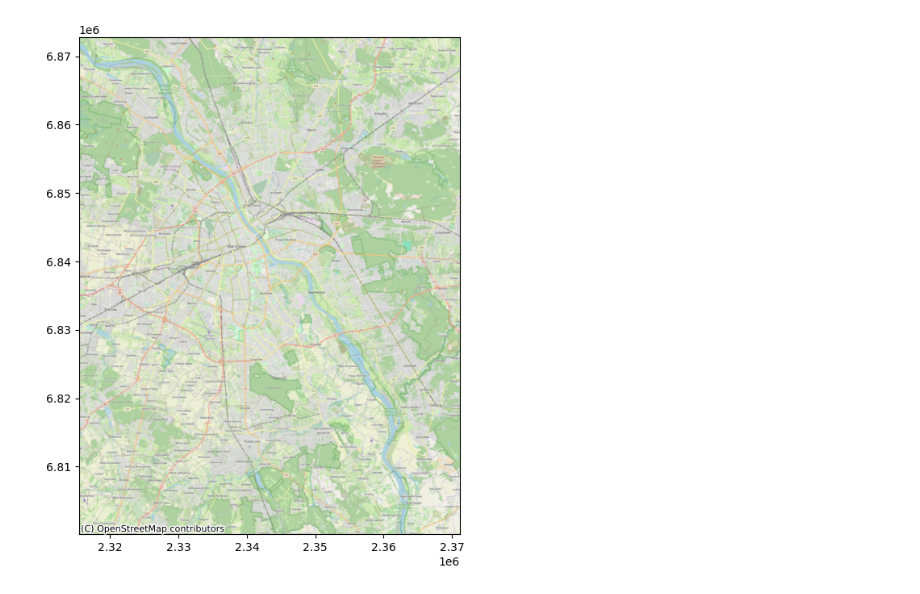
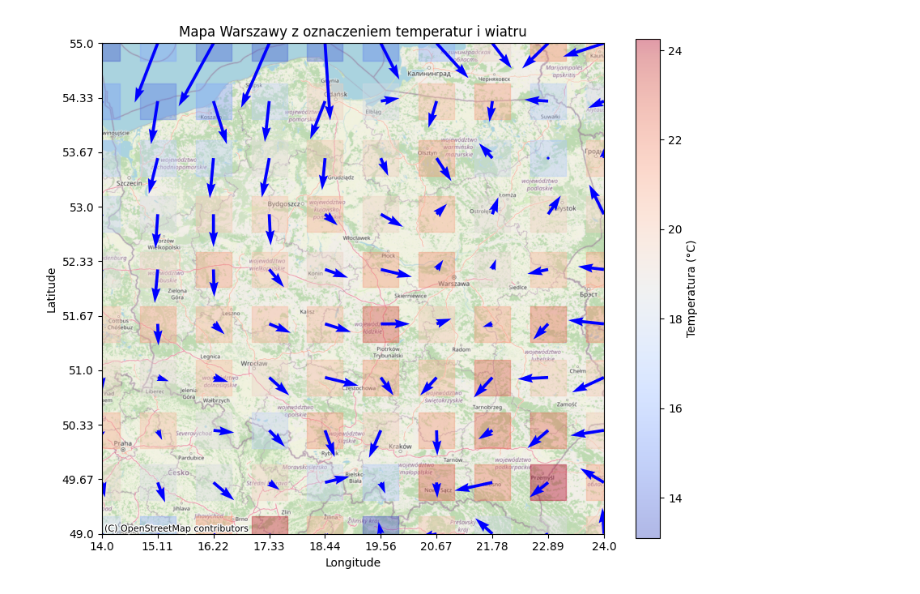
Before and after one commit to ProkopSebastian/Course-Intro-to-R-and-Python, a Jupyter notebook: weather-project/a.py.ipynb, the cells around one changed output. Cells and saved outputs as stored; diff of their text form; code cells hidden in the pictures.

```diff
--- a/weather-project/a.py.ipynb
+++ b/weather-project/a.py.ipynb
@@ -114,9 +123,6 @@ import contextily as ctx
 import geopandas as gpd
 from shapely.geometry import Point
 
-# Zakres współrzędnych dla Warszawy
-lat_min, lat_max = 52.0, 52.4
-lon_min, lon_max = 20.8, 21.3
 
 # Ustalmy rozdzielczość siatki
 lat_points = np.linspace(lat_min, lat_max, num=10)
@@ -147,6 +153,13 @@ ctx.add_basemap(ax, crs=gdf.crs.to_string(), source=ctx.providers.OpenStreetMap.
 temperatures = [average_temperatures[(lat, lon)] for lat, lon in grid_points]
 sc = ax.scatter([point.x for point in gdf.geometry], [point.y for point in gdf.geometry], c=temperatures, cmap='coolwarm', s=1000, alpha=0.4, marker='s')
 
+ax.set_xticks(np.linspace(gdf.total_bounds[0], gdf.total_bounds[2], num=len(lon_points)))
+ax.set_xticklabels(np.round(lon_points, 2))
+
+ax.set_yticks(np.linspace(gdf.total_bounds[1], gdf.total_bounds[3], num=len(lat_points)))
+ax.set_yticklabels(np.round(lat_points, 2))
+
+
 # Dodajemy legendę
 cbar = plt.colorbar(sc, ax=ax)
 cbar.set_label('Temperatura (°C)')
@@ -226,0 +320,7 @@ plt.show()
+# %%
+# Wybierz pierwszą wartość prędkości wiatru i kierunku wiatru dla każdego punktu
+godz = 12
+weather_dataframe['wind_speed'] = weather_dataframe['wind_speed_10m'].apply(lambda x: x[godz])
+weather_dataframe['wind_direction'] = weather_dataframe['wind_direction_10m'].apply(lambda x: x[godz])
+weather_dataframe['temperatures'] = weather_dataframe['temperature_2m'].apply(lambda x: x[godz])
+weather_dataframe
@@ -227,22 +346,4 @@ plt.show()
 # %%
-import numpy as np
-import matplotlib.pyplot as plt
-import contextily as ctx
-import geopandas as gpd
-from shapely.geometry import Point
-import requests
-
-# Funkcja do pobierania danych pogodowych
-def get_weather_data(lat, lon, start_date, end_date):
-    url = f"https://archive-api.open-meteo.com/v1/era5?latitude={lat}&longitude={lon}&start_date={start_date}&end_date={end_date}&hourly=temperature_2m&wind_speed_10m&wind_direction_10m"
-    response = requests.get(url)
-    data = response.json()
-    return data
-
-# Zakres współrzędnych dla Warszawy
-lat_min, lat_max = 52.0, 52.4
-lon_min, lon_max = 20.8, 21.3
-
 # Ustalmy rozdzielczość siatki
 lat_points = np.linspace(lat_min, lat_max, num=10)
 lon_points = np.linspace(lon_min, lon_max, num=10)
@@ -258,6 +359,7 @@ gdf = gpd.GeoDataFrame(geometry=points)
 gdf = gdf.set_crs("EPSG:4326")
 gdf = gdf.to_crs(epsg=3857)
 
+
 # Tworzymy mapę
 fig, ax = plt.subplots(figsize=(10, 8))
 
@@ -266,39 +368,39 @@ ax.set_xlim([gdf.total_bounds[0], gdf.total_bounds[2]])
 ax.set_ylim([gdf.total_bounds[1], gdf.total_bounds[3]])
 
 # Dodajemy mapę tła z odpowiednim poziomem zoomu
-ctx.add_basemap(ax, crs=gdf.crs.to_string(), source=ctx.providers.OpenStreetMap.Mapnik, zoom=12)
+ctx.add_basemap(ax, crs=gdf.crs.to_string(), source=ctx.providers.OpenStreetMap.Mapnik, zoom=6)
 
 # Dodajemy punkty z odcieniami kolorów odpowiadającymi temperaturom
-temperatures = []
-wind_directions = []
-wind_speeds = []
+temperatures = weather_dataframe['temperatures']
+sc = ax.scatter([point.x for point in gdf.geometry], [point.y for point in gdf.geometry], c=temperatures, cmap='coolwarm', s=1000, alpha=0.4, marker='s')
 
-for lat, lon in grid_points:
-    data = get_weather_data(lat, lon, "2021-06-01", "2021-06-02")
-    temperatures.append(data['hourly']['temperature_2m'])
-    wind_directions.append(data['wind_direction_10m'])
-    wind_speeds.append(data['hourly']['wind_speed_10m'])
+##
+wind_speeds = weather_dataframe['wind_speed'].tolist()
+wind_directions = weather_dataframe['wind_direction'].tolist()
 
-# # Konwertujemy kierunek i prędkość wiatru na składowe x i y dla strzałek
-# u = np.cos(np.radians(wind_directions)) * wind_speeds
-# v = np.sin(np.radians(wind_directions)) * wind_speeds
+# Skalujemy długość strzałek proporcjonalnie do siły wiatru
+scale_factor = 100  # czynnik skali
+u = np.cos(np.radians(wind_directions)) * wind_speeds * scale_factor
+v = np.sin(np.radians(wind_directions)) * wind_speeds * scale_factor
 
-# # Rysujemy strzałki
-# ax.quiver([point.x for point in gdf.geometry], [point.y for point in gdf.geometry],
-#           u, v, color='blue')
+# Rysujemy strzałki
+ax.quiver([point.x for point in gdf.geometry], [point.y for point in gdf.geometry],
+          u, v, color='blue')
+##
+ax.set_xticks(np.linspace(gdf.total_bounds[0], gdf.total_bounds[2], num=len(lon_points)))
+ax.set_xticklabels(np.round(lon_points, 2))
 
-# # Dodajemy punkty z temperaturami
-# sc = ax.scatter([point.x for point in gdf.geometry], [point.y for point in gdf.geometry],
-#                 c=temperatures, cmap='coolwarm', s=1000, alpha=0.4, marker='s')
+ax.set_yticks(np.linspace(gdf.total_bounds[1], gdf.total_bounds[3], num=len(lat_points)))
+ax.set_yticklabels(np.round(lat_points, 2))
 
-# # Dodajemy legendę
-# cbar = plt.colorbar(sc, ax=ax)
-# cbar.set_label('Temperatura (°C)')
+# Dodajemy legendę
+cbar = plt.colorbar(sc, ax=ax)
+cbar.set_label('Temperatura (°C)')
 
-# # Dodajemy tytuł i etykiety
-# plt.title("Mapa Warszawy z oznaczeniem temperatur i kierunku wiatru")
-# plt.xlabel("Longitude")
-# plt.ylabel("Latitude")
+# Dodajemy tytuł i etykiety
+plt.title("Mapa Warszawy z oznaczeniem temperatur i wiatru")
+plt.xlabel("Longitude")
+plt.ylabel("Latitude")
 
-# plt.show()
+plt.show()
 # %% [output]
@@ -306 +407 @@ KeyError: 'wind_direction_10m'
-[figure, old version]
+[figure, new version]
```
Also changed, not shown: parts of 10 cells of this notebook, 11 other files.
